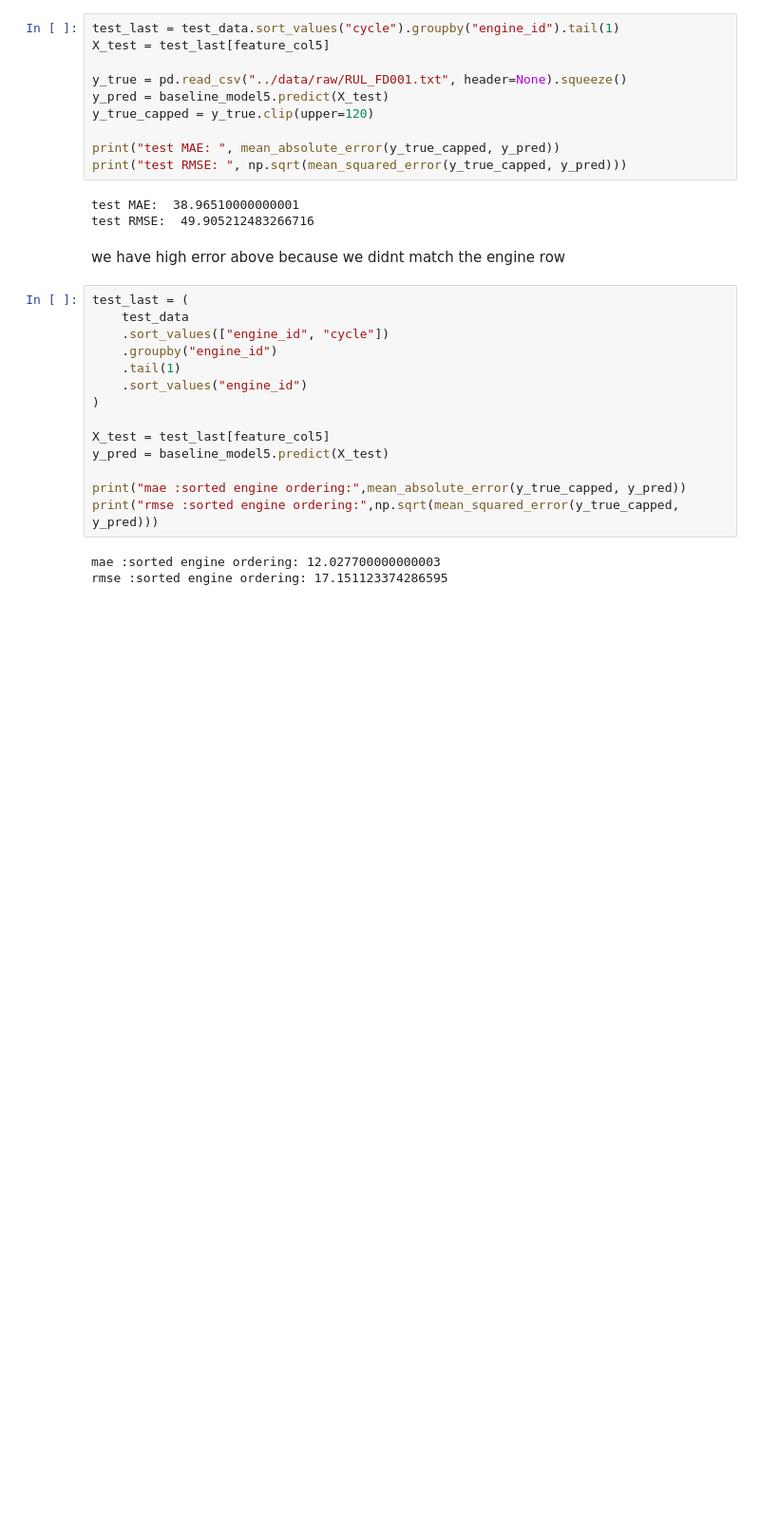
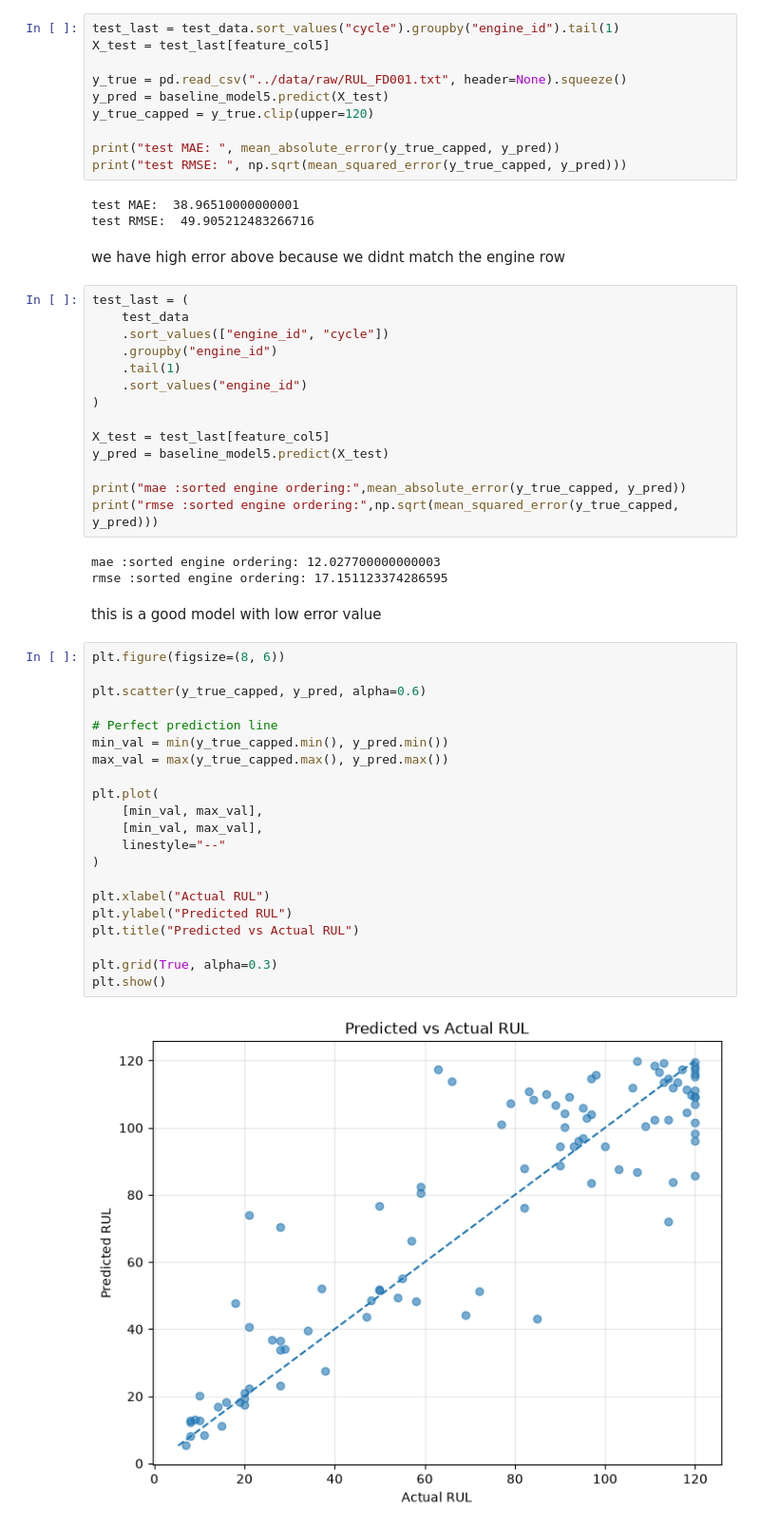
Before and after one commit to Kaushal7725/predictive-maintenance, a Jupyter notebook: notebooks/01_data_explor.ipynb, the cells around one changed output. Shown at 95% size. Drawn from its saved outputs; the diff is of its cells as text; blank space fills up the shorter version.

Commit message:
Add final prediction visualization and improve notebook comments

```diff
--- a/notebooks/01_data_explor.ipynb
+++ b/notebooks/01_data_explor.ipynb
@@ -705,3 +697,28 @@ print("rmse :sorted engine ordering:",np.sqrt(mean_squared_error(y_true_capped,
 # %% [output]
 mae :sorted engine ordering: 12.027700000000003
 rmse :sorted engine ordering: 17.151123374286595
+# %% [markdown]
+this is a good model with low error value
+# %%
+plt.figure(figsize=(8, 6))
+
+plt.scatter(y_true_capped, y_pred, alpha=0.6)
+
+# Perfect prediction line
+min_val = min(y_true_capped.min(), y_pred.min())
+max_val = max(y_true_capped.max(), y_pred.max())
+
+plt.plot(
+    [min_val, max_val],
+    [min_val, max_val],
+    linestyle="--"
+)
+
+plt.xlabel("Actual RUL")
+plt.ylabel("Predicted RUL")
+plt.title("Predicted vs Actual RUL")
+
+plt.grid(True, alpha=0.3)
+plt.show()
+# %% [output]
+[figure, added]
```
Also changed, not shown: parts of 3 cells of this notebook, 5 other files.
